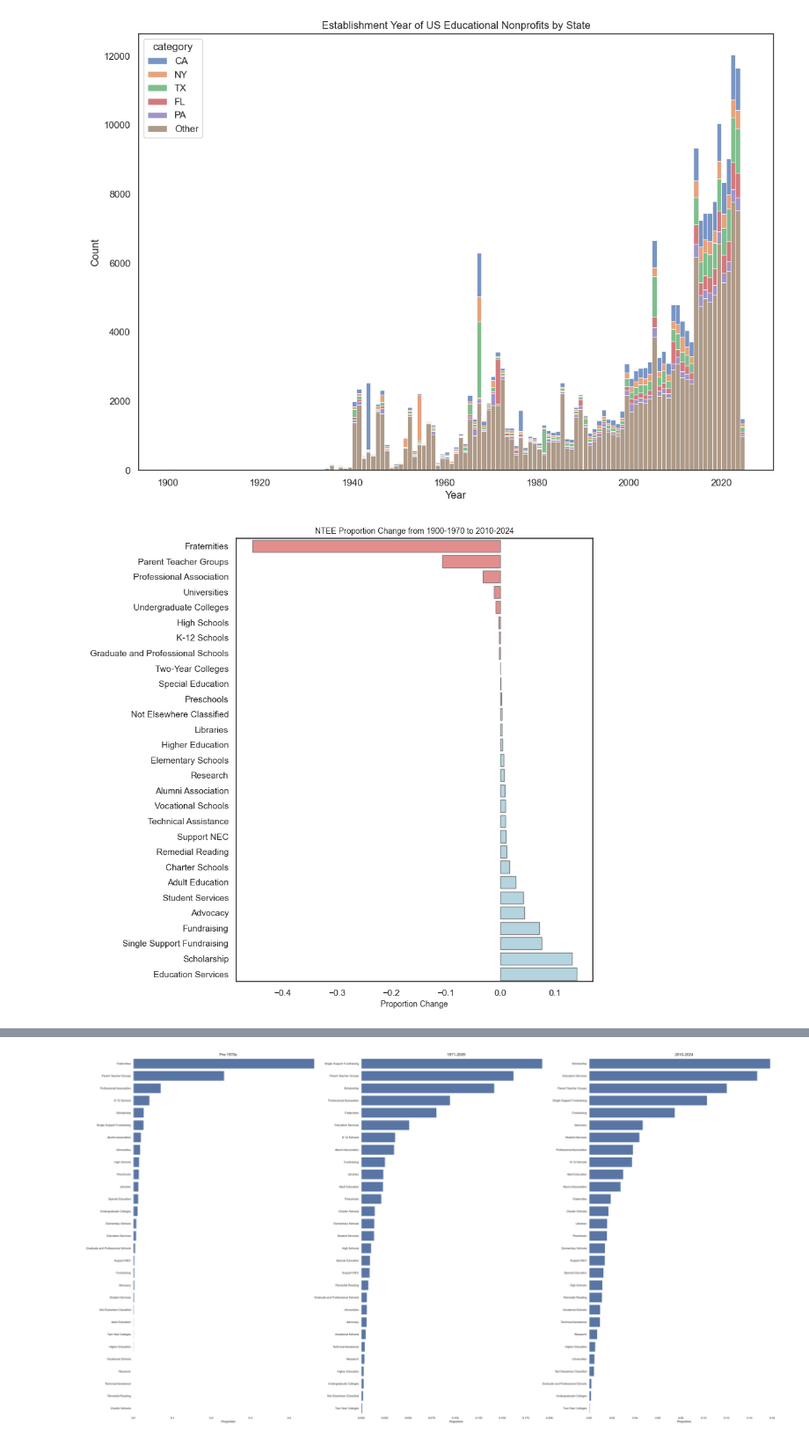
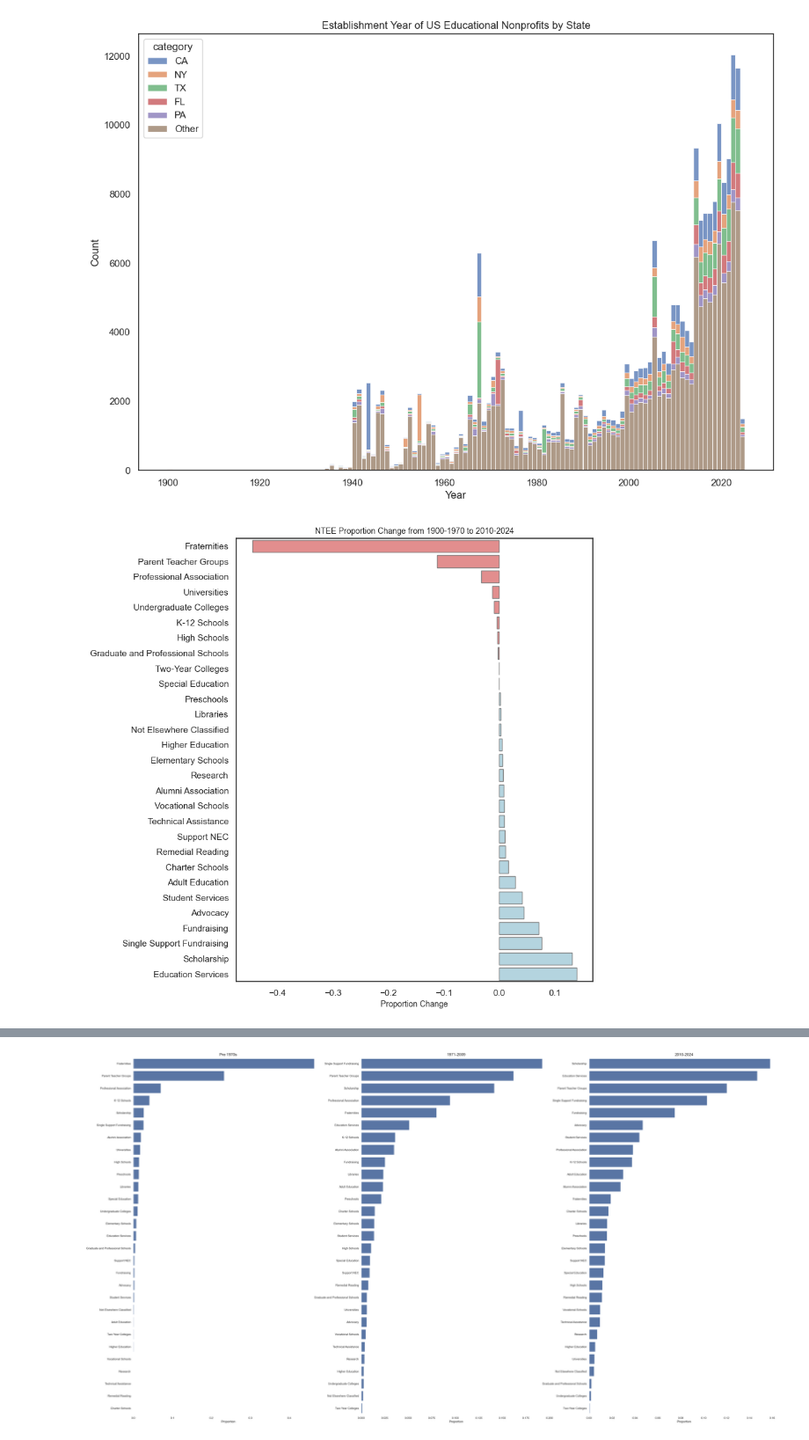
Before and after one commit to daniellancet/Ed_Org_Ecology, a Jupyter notebook: Code/New_Proj_EDA/Week_7_Tasks.ipynb, the cells around one changed output, grey strips where cells are left out. Shown at 88% size. Saved outputs shown, nothing was run; the diff lists cells and outputs as text; code cells hidden in the pictures.

Commit message:
Corrected 1970s Proportions

```diff
--- a/Code/New_Proj_EDA/Week_7_Tasks.ipynb
+++ b/Code/New_Proj_EDA/Week_7_Tasks.ipynb
@@ -171,40 +177,40 @@ stacked_hist(df_cleaned, ["CA", "NY", "TX", "FL", "PA"], year_col="ruleyear")
 [figure]
 # %%
 df_2010s = df_cleaned[df_cleaned["ruleyear"].isin([i for i in range(2010, 2025)])]
-df_1970s = df_cleaned[df_cleaned['ruleyear'].isin([i for i in range(1900, 1971)])]
+df_1970s = df_cleaned[df_cleaned['ruleyear'].isin([i for i in range(1900, 1970)])]
 
 
 def period_proportions(df):
     period_counts = df["Main_Category"].value_counts().sort_index()
     total = period_counts.sum()
     proportions = period_counts / total
     percents = proportions
     return percents
 
 # Assuming df_2010s and df_1970s are your dataframes
-proportion_change = (period_proportions(df_2010s) - period_proportions(df_1970s)).sort_values()
-
+#proportion_change = (period_proportions(df_2010s).sort_index() - period_proportions(df_1970s).sort_index()).sort_values()
+#print(proportion_change)
 # Create a DataFrame with proportion change and colors
 proportion_change_df = pd.DataFrame({
     'Main_Category': proportion_change.index,
     'Proportion_Change': proportion_change.values,
     'Color': ['lightblue' if x > 0 else 'lightcoral' for x in proportion_change]
 })
 
 plt.figure(figsize=(8, 10))
 sns.barplot(
     data=proportion_change_df,
     x='Proportion_Change',
     y='Main_Category',
     hue='Color',
     dodge=False,
     palette=['lightcoral', 'lightblue'],
     legend=False,
     edgecolor = 'gray'
 )
 plt.title("NTEE Proportion Change from 1900-1970 to 2010-2024", fontsize = 10)
 plt.xlabel("Proportion Change", fontsize = 10)
 plt.ylabel("")
 plt.show()
 # %% [output]
-[figure, old version]
+[figure, new version]
```
Also changed, not shown: parts of 3 cells of this notebook.
